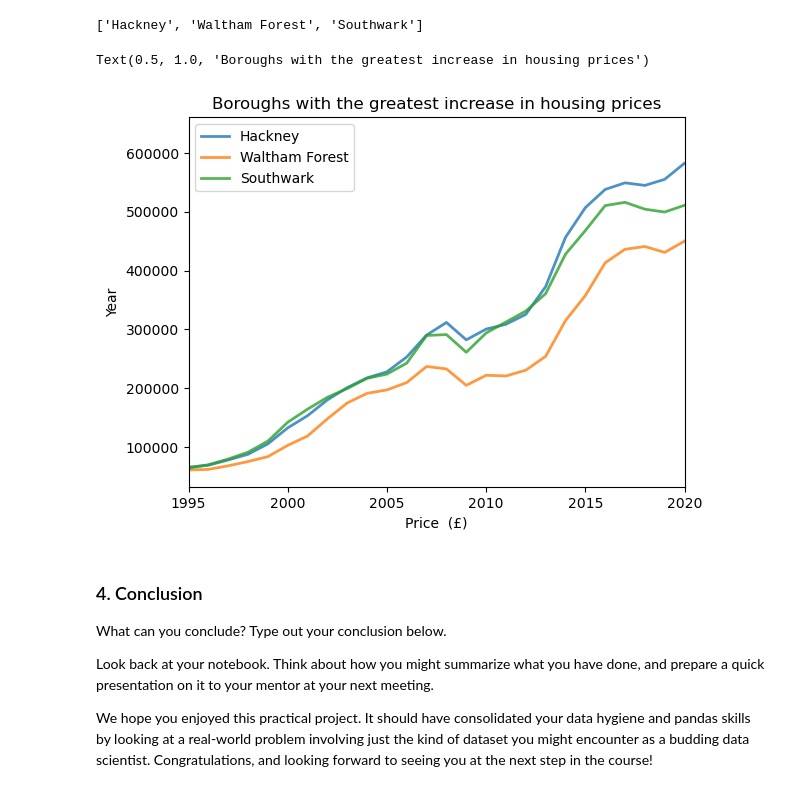
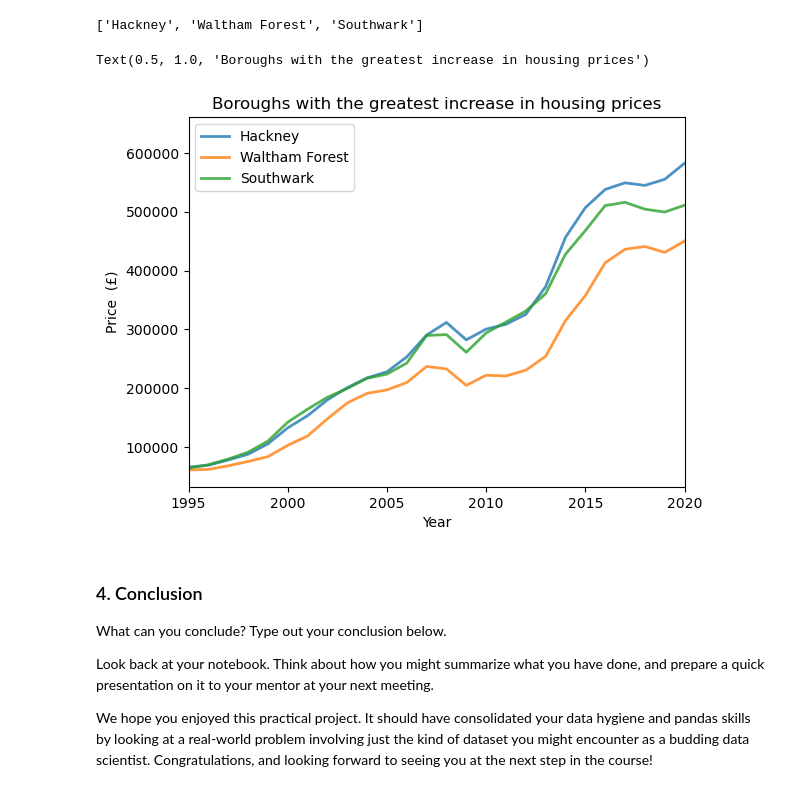
Before and after one commit to savannahpass/Coursework-Oct23, a Jupyter notebook: Unit 4 Challenge - Tier 3.ipynb, the cells around one changed output. Drawn from its saved outputs; the diff is of its cells as text; code cells hidden in the pictures.

```diff
--- a/Unit 4 Challenge - Tier 3.ipynb
+++ b/Unit 4 Challenge - Tier 3.ipynb
@@ -594,18 +594,18 @@ print(top_boroughs)
 # %%
 plt.figure()
 for b in top_boroughs:
     b_data = dfg_new[dfg_new['Borough']==b]
     plt.plot(b_data['year'], b_data['avg_price'], alpha=.8,linewidth=2)
     #fig3 = b_data.plot(kind ='line', x = 'date', y='avg_price')
 
 plt.legend(top_boroughs)
-plt.xlabel('Price  (£)')
-plt.ylabel('Year')
+plt.ylabel('Price  (£)')
+plt.xlabel('Year')
 plt.xlim(1995,2020)
 plt.title('Boroughs with the greatest increase in housing prices')
 # %% [output]
 Text(0.5, 1.0, 'Boroughs with the greatest increase in housing prices')
-[figure, old version]
+[figure, new version]
 # %% [markdown]
 ### 4. Conclusion
 What can you conclude? Type out your conclusion below.
```
Also changed, not shown: parts of 1 cell of this notebook.
